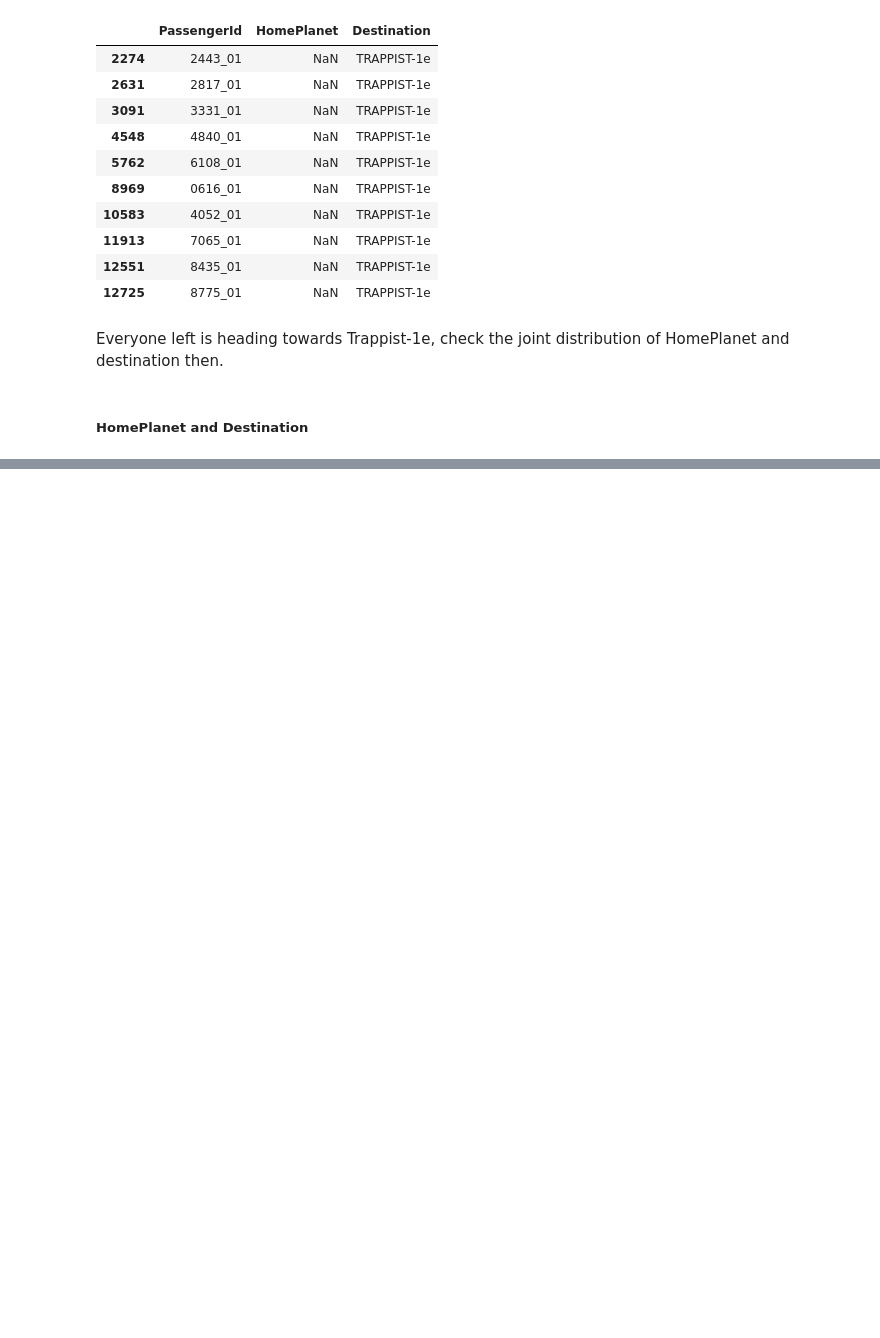
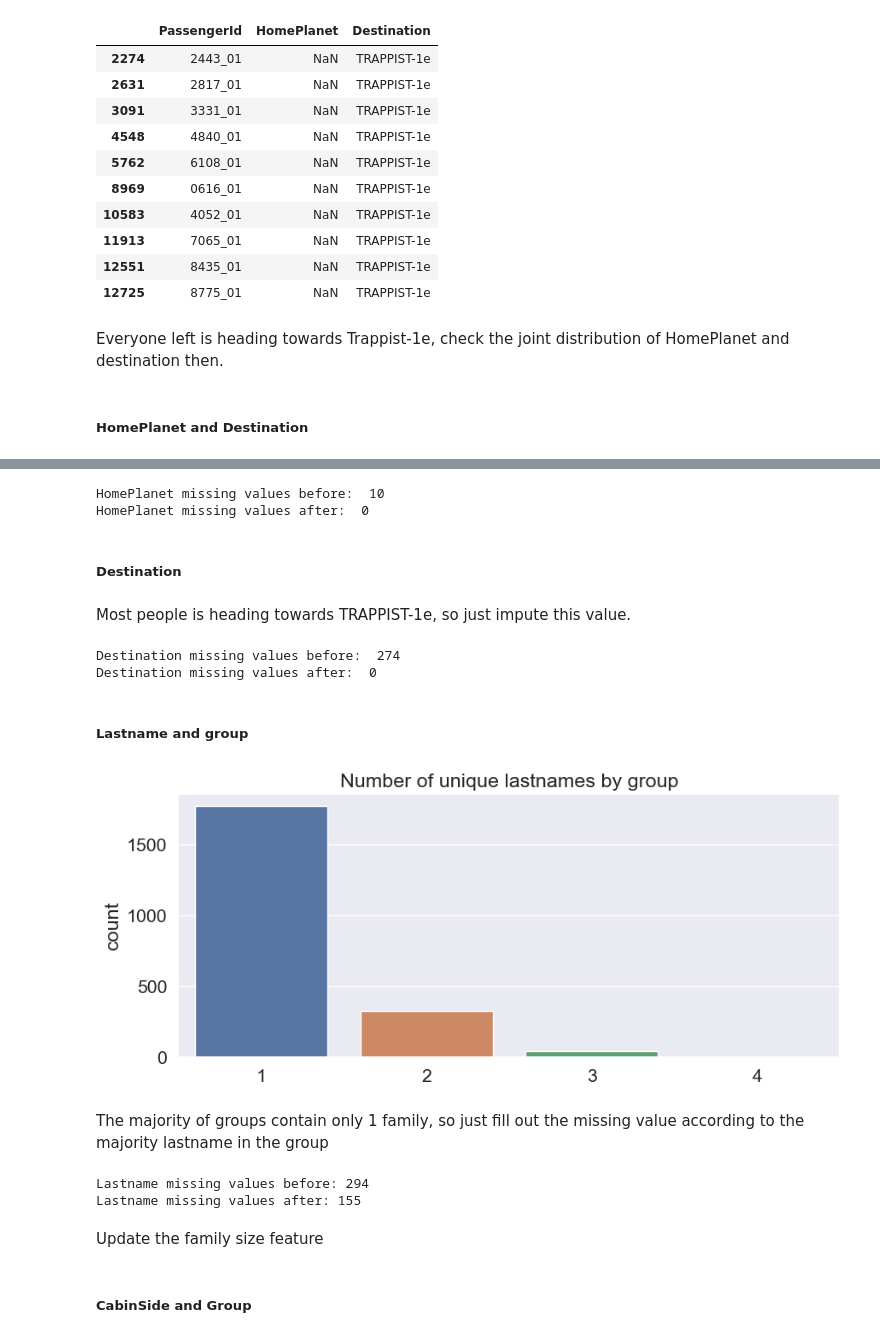
Before and after one commit to PdAlbedo/Spaceship_Titanic, a Jupyter notebook: Spaceship_Practice_Guide.ipynb, the cells around one changed output, grey strips where cells are left out. Drawn from its saved outputs; the diff is of its cells as text; code cells hidden in the pictures; blank space fills up the shorter version.

Commit message:
Missing values filling in progress

```diff
--- a/Spaceship_Practice_Guide.ipynb
+++ b/Spaceship_Practice_Guide.ipynb
@@ -624,0 +622,56 @@ Everyone left is heading towards Trappist-1e, check the joint distribution of Ho
+# %%
+# Missing values before
+HP_before = data['HomePlanet'].isna().sum()
+
+# Filling remaining HomePlanet missing values with Earth (if not on deck D) or Mars (if on deck D)
+data.loc[(data['HomePlanet'].isna()) & (data['Cabin_deck'] != 'D'), 'HomePlanet'] = 'Earth'
+data.loc[(data['HomePlanet'].isna()) & (data['Cabin_deck'] == 'D'), 'HomePlanet'] = 'Mars'
+
+print('HomePlanet missing values before: ', HP_before)
+print('HomePlanet missing values after: ', data['HomePlanet'].isna().sum())
+# %% [output]
+HomePlanet missing values before:  10
+HomePlanet missing values after:  0
+# %% [markdown]
+##### Destination
+# %% [markdown]
+Most people is heading towards TRAPPIST-1e, so just impute this value.
+# %%
+# Missing values before
+D_defore = data['Destination'].isna().sum()
+
+data.loc[(data['Destination'].isna()), 'Destination'] = 'TRAPPIST-1e'
+
+print('Destination missing values before: ', D_defore)
+print('Destination missing values after: ', data['Destination'].isna().sum())
+# %% [output]
+Destination missing values before:  274
+Destination missing values after:  0
+# %% [markdown]
+##### Lastname and group
+# %%
+# Joint distribution of group and lastname
+GLN_gb = data[data['Group_size'] > 1].groupby(['Group', 'Lastname'])['Lastname'].size().unstack().fillna(0)
+
+plt.figure(figsize = (10, 4))
+sns.countplot(x = (GLN_gb > 0).sum(axis = 1))
+plt.title('Number of unique lastnames by group')
+plt.show()
+# %% [output]
+[figure, added]
+# %% [markdown]
+The majority of groups contain only 1 family, so just fill out the missing value according to the majority lastname in the group
+# %%
+LN_before = data['Lastname'].isna().sum()
+
+missing_ln_idx = data[data['Lastname'].isna()][(data[data['Lastname'].isna()]['Group']).isin(GLN_gb.index)].index
+
+data.loc[missing_ln_idx, 'Lastname'] = data.iloc[missing_ln_idx, :]['Group'].map(lambda x: GLN_gb.idxmax(axis = 1)[x])
+
+print('Lastname missing values before:', LN_before)
+print('Lastname missing values after:', data['Lastname'].isna().sum())
+# %% [output]
+Lastname missing values before: 294
+Lastname missing values after: 155
+# %% [markdown]
+Update the family size feature
@@ -624,0 +683,2 @@ Everyone left is heading towards Trappist-1e, check the joint distribution of Ho
+# %% [markdown]
+##### CabinSide and Group
```
Also changed, not shown: parts of 7 cells of this notebook.
